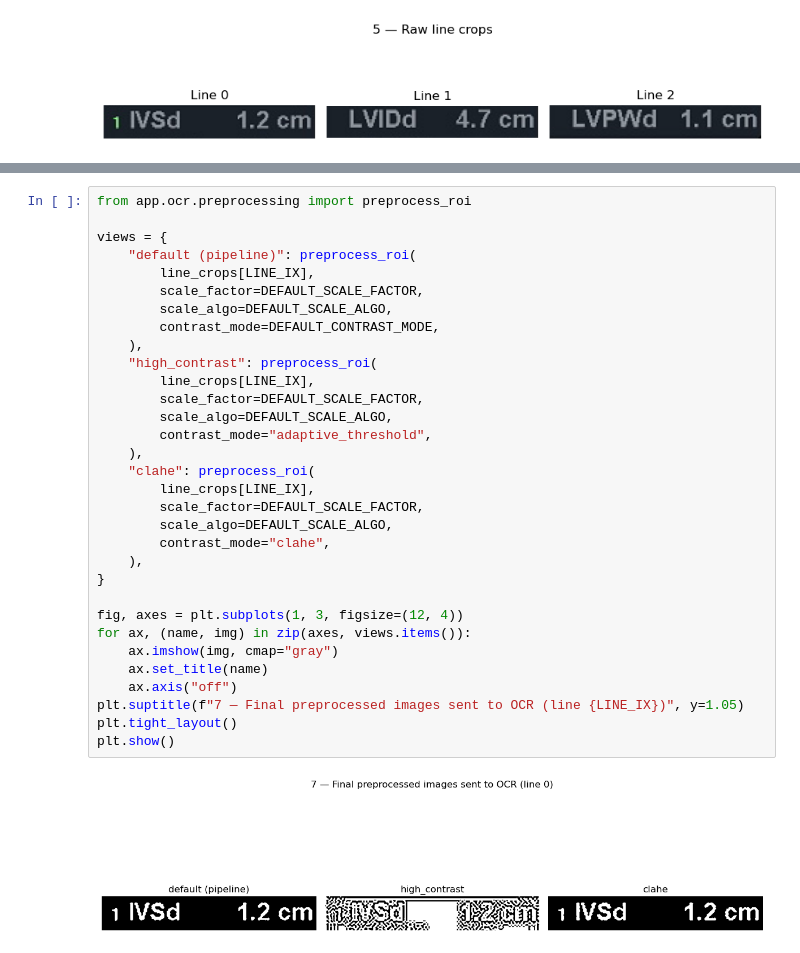
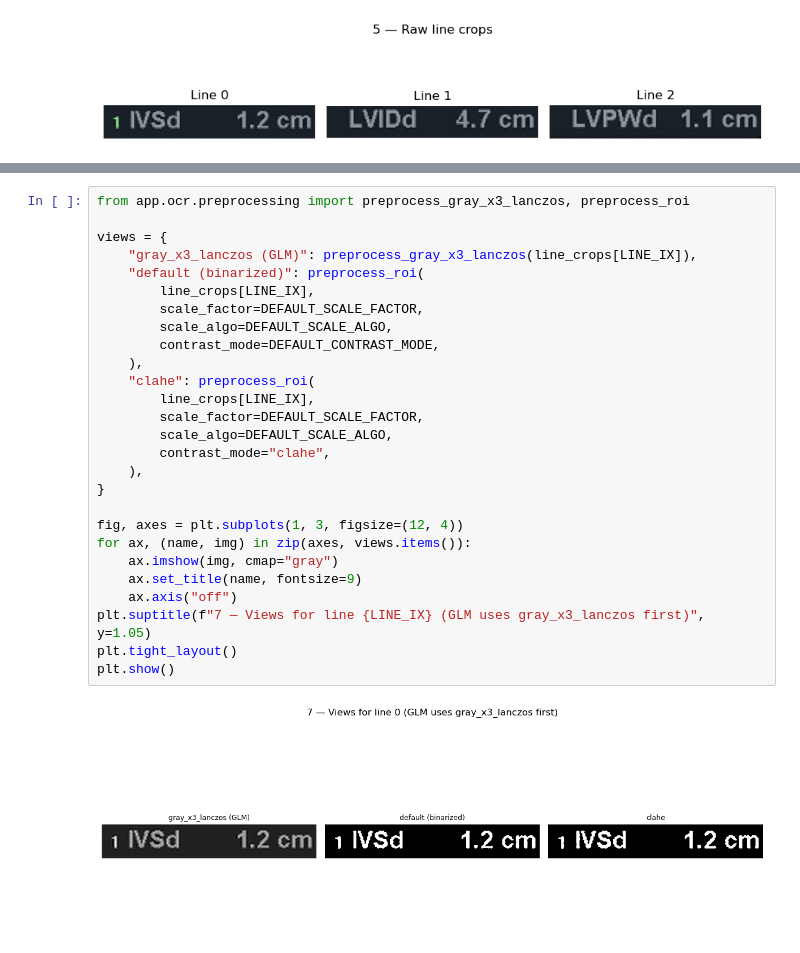
Before and after one commit to SnaetWarre/Echocardiogram-OCR-analysis, a Jupyter notebook: notebooks/echo_ocr_pipeline_walkthrough.ipynb, the cells around one changed output, grey strips where cells are left out. Saved outputs shown, nothing was run; the diff lists cells and outputs as text; blank space fills up the shorter version.

```diff
--- a/notebooks/echo_ocr_pipeline_walkthrough.ipynb
+++ b/notebooks/echo_ocr_pipeline_walkthrough.ipynb
@@ -339,34 +405,29 @@ plt.show()
 # %%
-from app.ocr.preprocessing import preprocess_roi
+from app.ocr.preprocessing import preprocess_gray_x3_lanczos, preprocess_roi
 
 views = {
-    "default (pipeline)": preprocess_roi(
+    "gray_x3_lanczos (GLM)": preprocess_gray_x3_lanczos(line_crops[LINE_IX]),
+    "default (binarized)": preprocess_roi(
         line_crops[LINE_IX],
         scale_factor=DEFAULT_SCALE_FACTOR,
         scale_algo=DEFAULT_SCALE_ALGO,
         contrast_mode=DEFAULT_CONTRAST_MODE,
-    ),
-    "high_contrast": preprocess_roi(
-        line_crops[LINE_IX],
-        scale_factor=DEFAULT_SCALE_FACTOR,
-        scale_algo=DEFAULT_SCALE_ALGO,
-        contrast_mode="adaptive_threshold",
     ),
     "clahe": preprocess_roi(
         line_crops[LINE_IX],
         scale_factor=DEFAULT_SCALE_FACTOR,
         scale_algo=DEFAULT_SCALE_ALGO,
         contrast_mode="clahe",
     ),
 }
 
 fig, axes = plt.subplots(1, 3, figsize=(12, 4))
 for ax, (name, img) in zip(axes, views.items()):
     ax.imshow(img, cmap="gray")
-    ax.set_title(name)
+    ax.set_title(name, fontsize=9)
     ax.axis("off")
-plt.suptitle(f"7 — Final preprocessed images sent to OCR (line {LINE_IX})", y=1.05)
+plt.suptitle(f"7 — Views for line {LINE_IX} (GLM uses gray_x3_lanczos first)", y=1.05)
 plt.tight_layout()
 plt.show()
 # %% [output]
-[figure, old version]
+[figure, new version]
```
Also changed, not shown: parts of 24 cells of this notebook, 16 other files.
